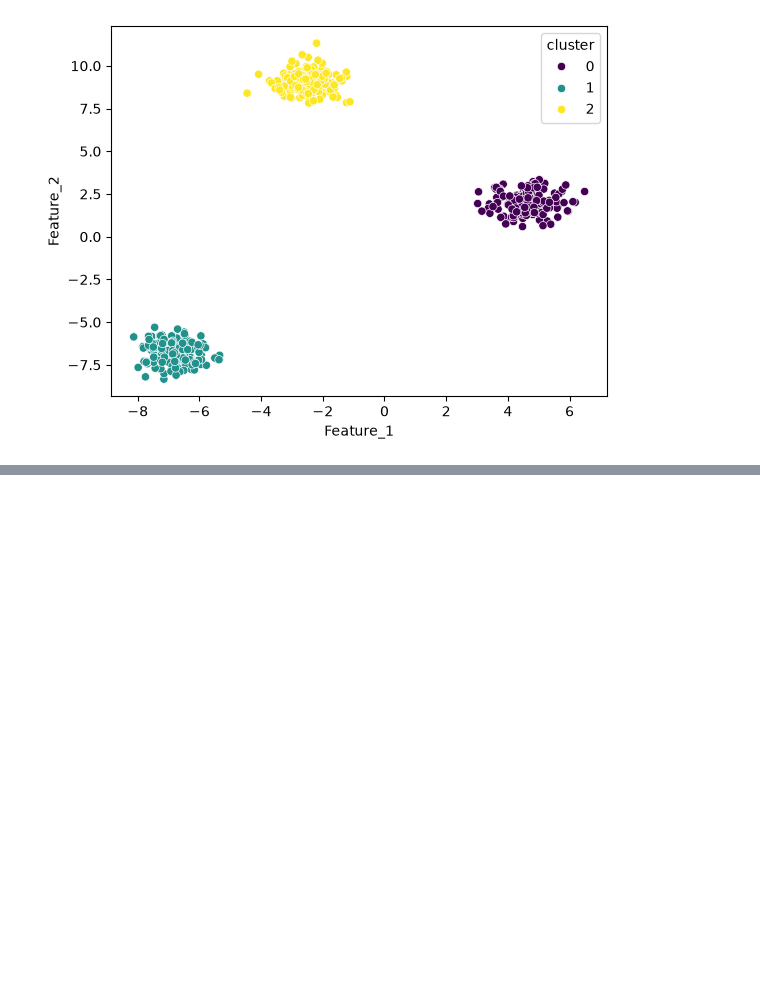
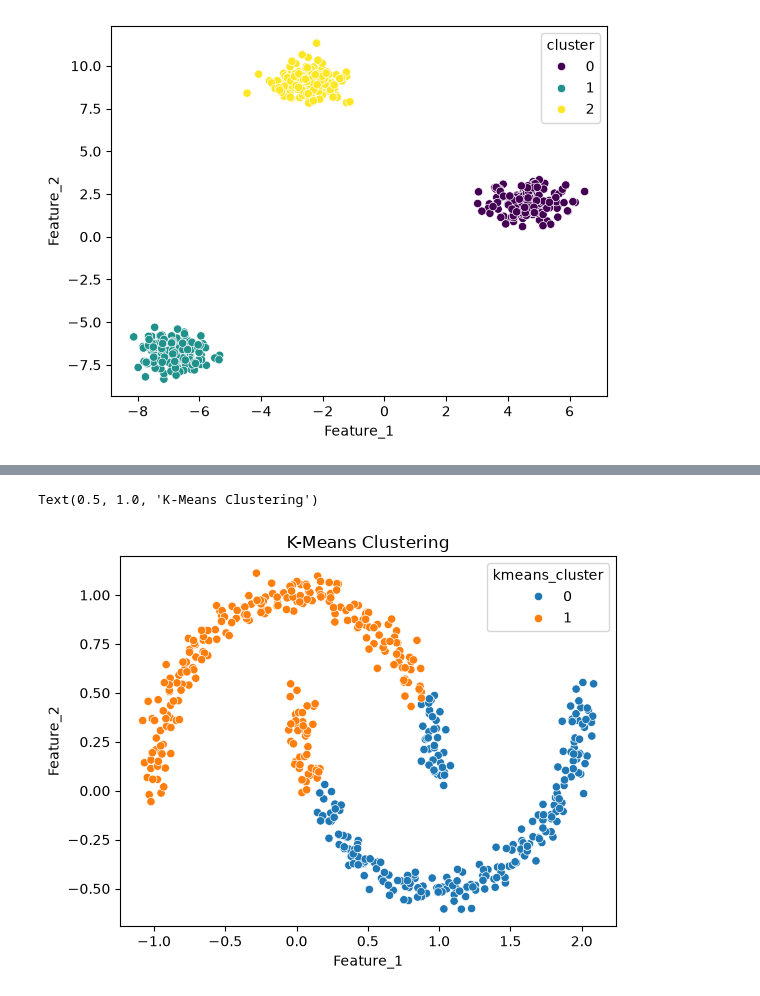
Before and after one commit to prajapatigagan/learning_Machine_learning, a Jupyter notebook: UnsupervisedLearning/Cluster.ipynb, the cells around one changed output, grey strips where cells are left out. Drawn from its saved outputs; the diff is of its cells as text; code cells hidden in the pictures; blank space fills up the shorter version.

```diff
--- a/UnsupervisedLearning/Cluster.ipynb
+++ b/UnsupervisedLearning/Cluster.ipynb
@@ -74,0 +79,3 @@ sns.scatterplot(x=df['Feature_1'],
+# %%
+X,y_true=make_moons(n_samples=500,noise=0.05,
+                    random_state=42)
@@ -74,0 +84,2 @@ sns.scatterplot(x=df['Feature_1'],
+# %%
+df=pd.DataFrame(X, columns=['Feature_1','Feature_2'])
@@ -74,0 +89,17 @@ sns.scatterplot(x=df['Feature_1'],
+# %%
+kmeans=KMeans(n_clusters=2,random_state=42, n_init=10)
+kmeans_labels=kmeans.fit_predict(X_scaled)
+# %%
+df['kmeans_cluster']=kmeans_labels
+# %%
+sns.scatterplot(
+    data=df,
+    x='Feature_1',
+    y='Feature_2',
+    hue='kmeans_cluster',
+    palette='tab10'
+)
+plt.title('K-Means Clustering')
+# %% [output]
+Text(0.5, 1.0, 'K-Means Clustering')
+[figure, added]
```
Also changed, not shown: parts of 7 cells of this notebook.
